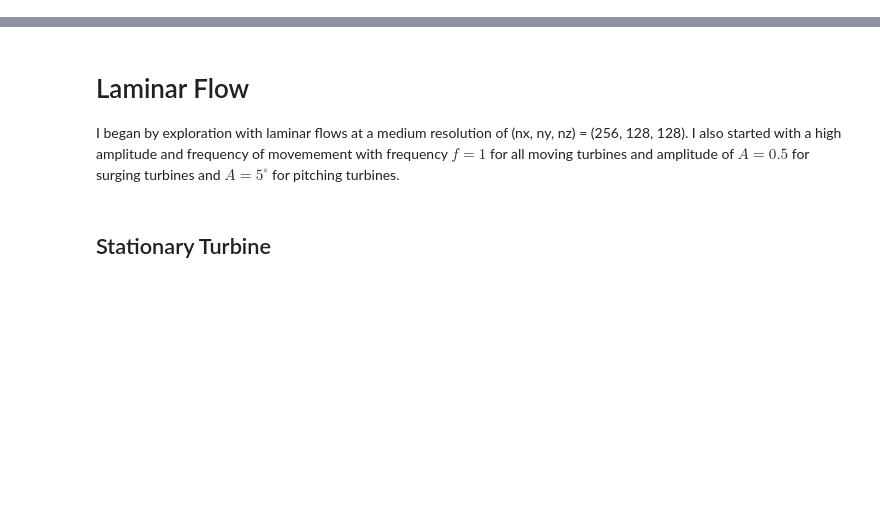
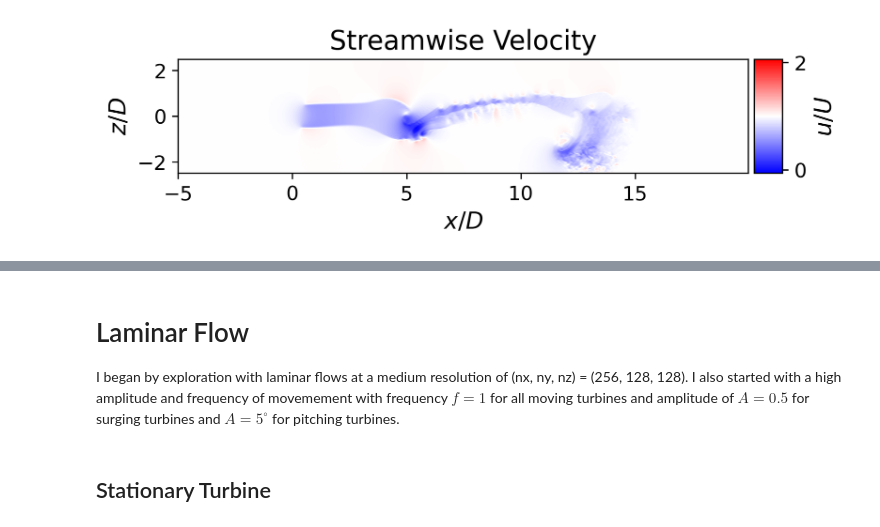
Before and after one commit to skygering/SimsPadeOps, a Jupyter notebook: analysis/modal_analysis_exploration.ipynb, the cells around one changed output, grey strips where cells are left out. Drawn from its saved outputs; the diff is of its cells as text; code cells hidden in the pictures; blank space fills up the shorter version.

```diff
--- a/analysis/modal_analysis_exploration.ipynb
+++ b/analysis/modal_analysis_exploration.ipynb
@@ -104,0 +163,6 @@ def plot_pod_modes(modes, eigvals, label, avg_val):
+# %%
+ds5 = get_clean_data("run05_data.nc")
+tidx = 250
+plot_u(ds5, tidx, mean_val=1);
+# %% [output]
+[figure, added]
```
Also changed, not shown: parts of 29 cells of this notebook, 1 other file.
